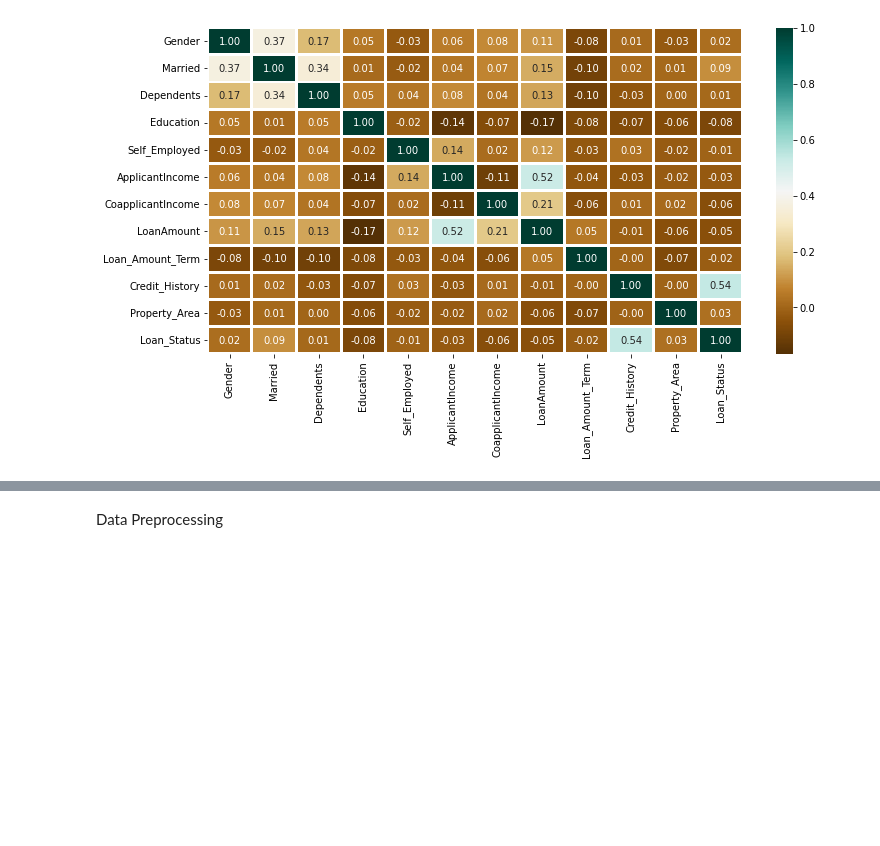
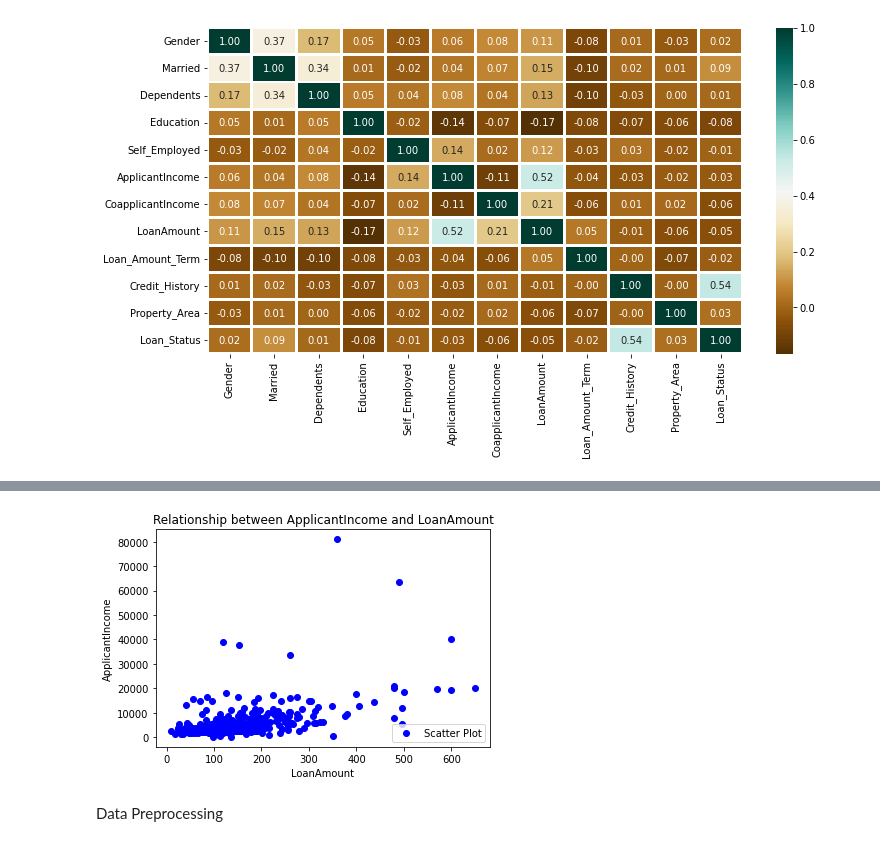
Before and after one commit to HeshamII/Loan-Prediction-using-ML-, a Jupyter notebook: Loan_Prediction.ipynb, the cells around one changed output, grey strips where cells are left out. Saved outputs shown, nothing was run; the diff lists cells and outputs as text; code cells hidden in the pictures; blank space fills up the shorter version.

```diff
--- a/Loan_Prediction.ipynb
+++ b/Loan_Prediction.ipynb
@@ -82,3 +87,15 @@ for col in object_cols:
+# %%
+# Plot scatter plot between X and y
+a=data['LoanAmount'].values
+b=data['ApplicantIncome'].values
+plt.scatter(a, b, color = 'blue', label='Scatter Plot')
+plt.title('Relationship between ApplicantIncome and LoanAmount')
+plt.xlabel('LoanAmount')
+plt.ylabel('ApplicantIncome')
+plt.legend(loc=4)
+plt.show()
+# %% [output]
+[figure, added]
 # %% [markdown]
 Data Preprocessing
 # %%
```
Also changed, not shown: parts of 4 cells of this notebook.
